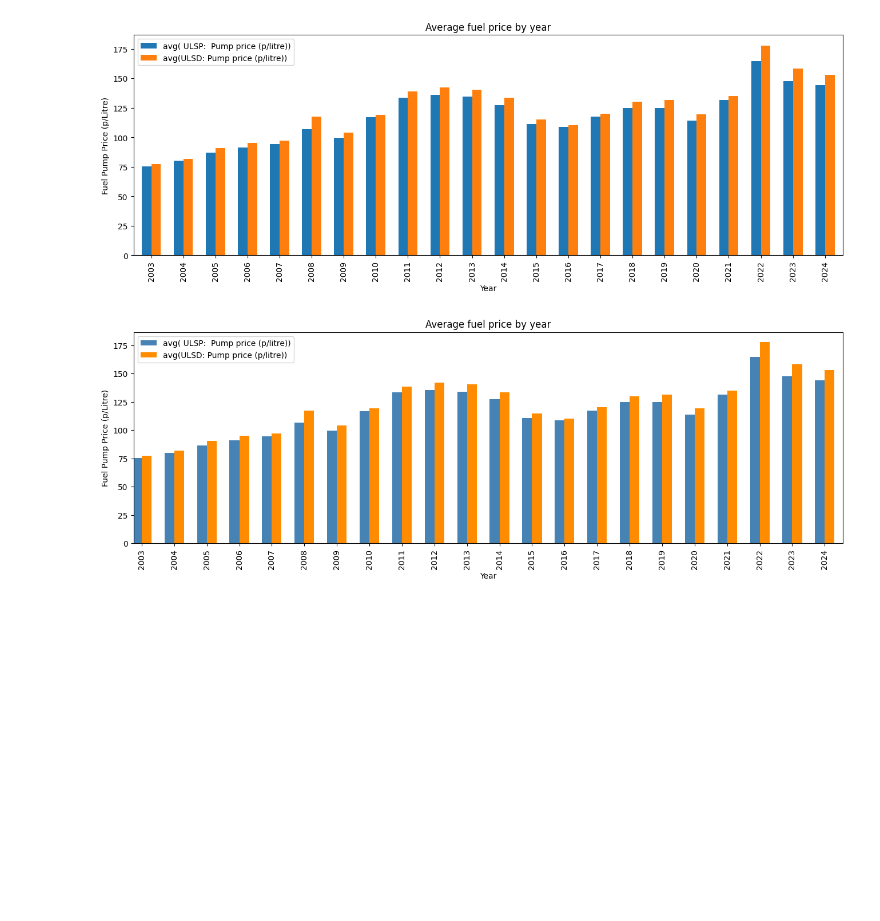
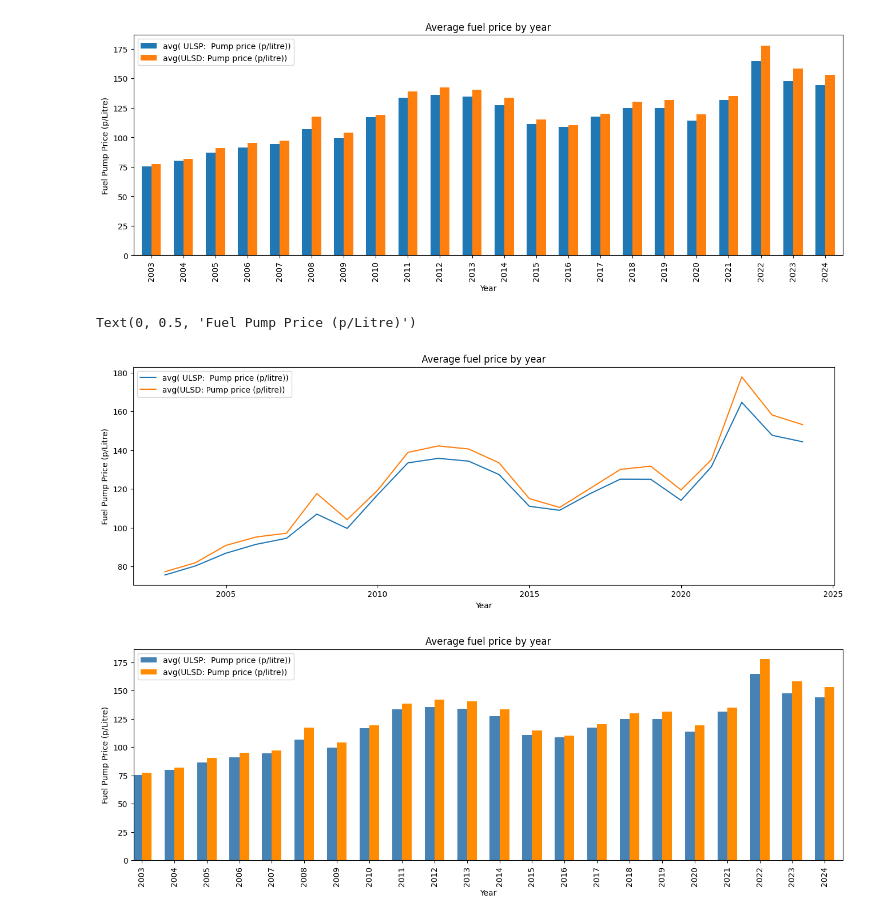
Before and after one commit to rendzina/BigDataAndVisualisation, a Jupyter notebook: Colab/Weekly_Fuel_PricesExample_colab.ipynb, the cells around one changed output. Drawn from its saved outputs; the diff is of its cells as text; code cells hidden in the pictures; blank space fills up the shorter version.

```diff
--- a/Colab/Weekly_Fuel_PricesExample_colab.ipynb
+++ b/Colab/Weekly_Fuel_PricesExample_colab.ipynb
@@ -148,6 +218,17 @@ plt.ylabel('Fuel Pump Price (p/Litre)')
 # %% [output]
 Text(0, 0.5, 'Fuel Pump Price (p/Litre)')
 [figure]
+# %%
+import matplotlib.pyplot as plt
+pd_df[['avg( ULSP:  Pump price (p/litre))', 'avg(ULSD: Pump price (p/litre))']].plot(kind="line", figsize=(16, 5))
+plt.title('Average fuel price by year')
+plt.xlabel('Year')
+plt.ylabel('Fuel Pump Price (p/Litre)')
+
+# Take a moment at this point to explore the Gemini AI feature to 'explain the code' - this can help your learning! Select the small star icon to the right.
+# %% [output]
+Text(0, 0.5, 'Fuel Pump Price (p/Litre)')
+[figure, added]
 # %%
 # Here's an alternative bar chart form - the approach above seems simpler!
 import matplotlib.pyplot as plt
```
Also changed, not shown: parts of 8 cells of this notebook.
